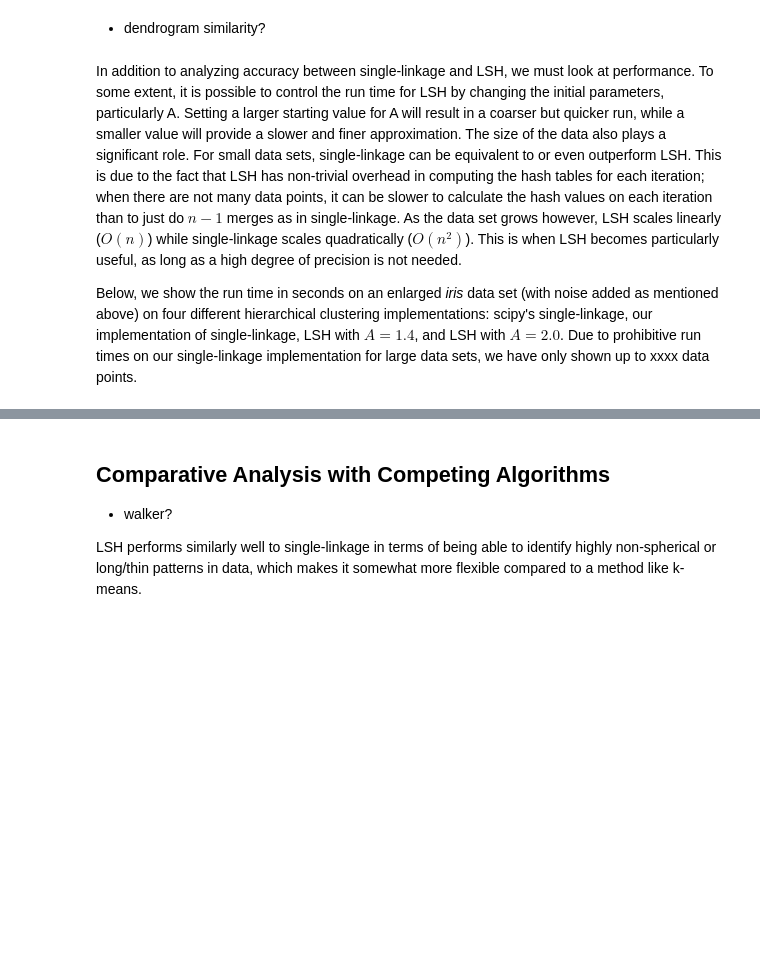
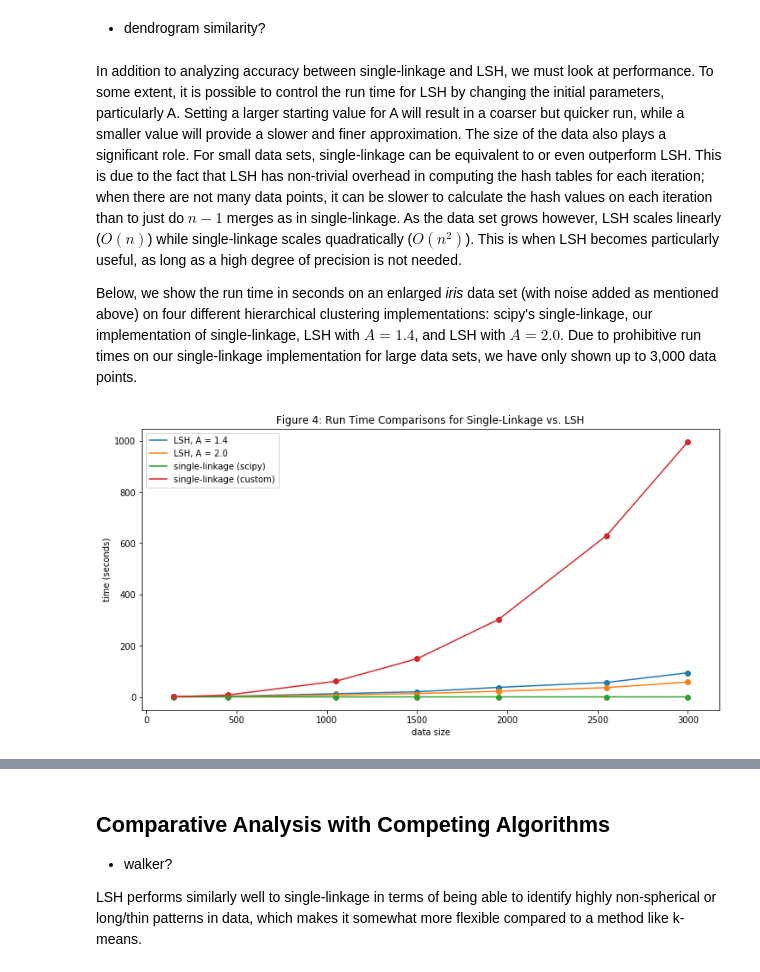
Before and after one commit to lisalebovici/LSHLinkClustering, a Jupyter notebook: report/FinalReport.ipynb, the cells around one changed output, grey strips where cells are left out. Drawn from its saved outputs; the diff is of its cells as text; code cells hidden in the pictures; blank space fills up the shorter version.

```diff
--- a/report/FinalReport.ipynb
+++ b/report/FinalReport.ipynb
@@ -231,4 +232,8 @@ As in the paper, we have confirmed that the members of the top two clusters matc
 # %% [markdown]
 In addition to analyzing accuracy between single-linkage and LSH, we must look at performance. To some extent, it is possible to control the run time for LSH by changing the initial parameters, particularly A. Setting a larger starting value for A will result in a coarser but quicker run, while a smaller value will provide a slower and finer approximation. The size of the data also plays a significant role. For small data sets, single-linkage can be equivalent to or even outperform LSH. This is due to the fact that LSH has non-trivial overhead in computing the hash tables for each iteration; when there are not many data points, it can be slower to calculate the hash values on each iteration than to just do $n - 1$ merges as in single-linkage. As the data set grows however, LSH scales linearly ($O(n)$)  while single-linkage scales quadratically ($O(n^2)$). This is when LSH becomes particularly useful, as long as a high degree of precision is not needed.
 
-Below, we show the run time in seconds on an enlarged *iris* data set (with noise added as mentioned above) on four different hierarchical clustering implementations: scipy's single-linkage, our implementation of single-linkage, LSH with $A = 1.4$, and LSH with $A = 2.0$. Due to prohibitive run times on our single-linkage implementation for large data sets, we have only shown up to xxxx data points.
+Below, we show the run time in seconds on an enlarged *iris* data set (with noise added as mentioned above) on four different hierarchical clustering implementations: scipy's single-linkage, our implementation of single-linkage, LSH with $A = 1.4$, and LSH with $A = 2.0$. Due to prohibitive run times on our single-linkage implementation for large data sets, we have only shown up to 3,000 data points.
+# %%
+iris_run_times()
+# %% [output]
+[figure, added]
```
Also changed, not shown: parts of 12 cells of this notebook, 5 other files.
